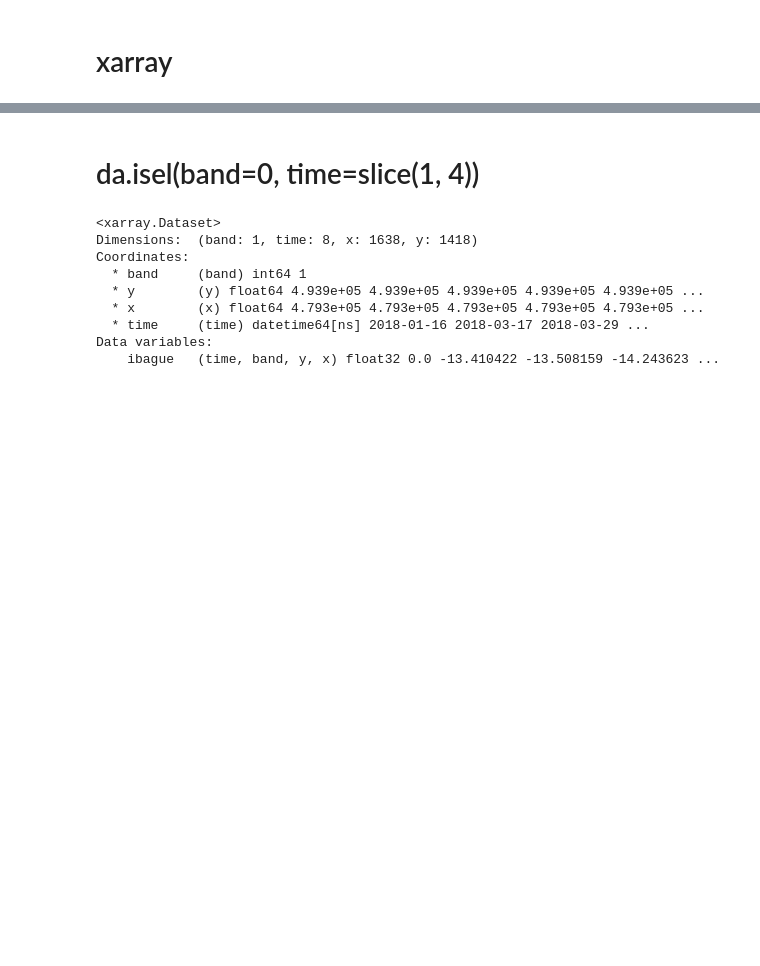
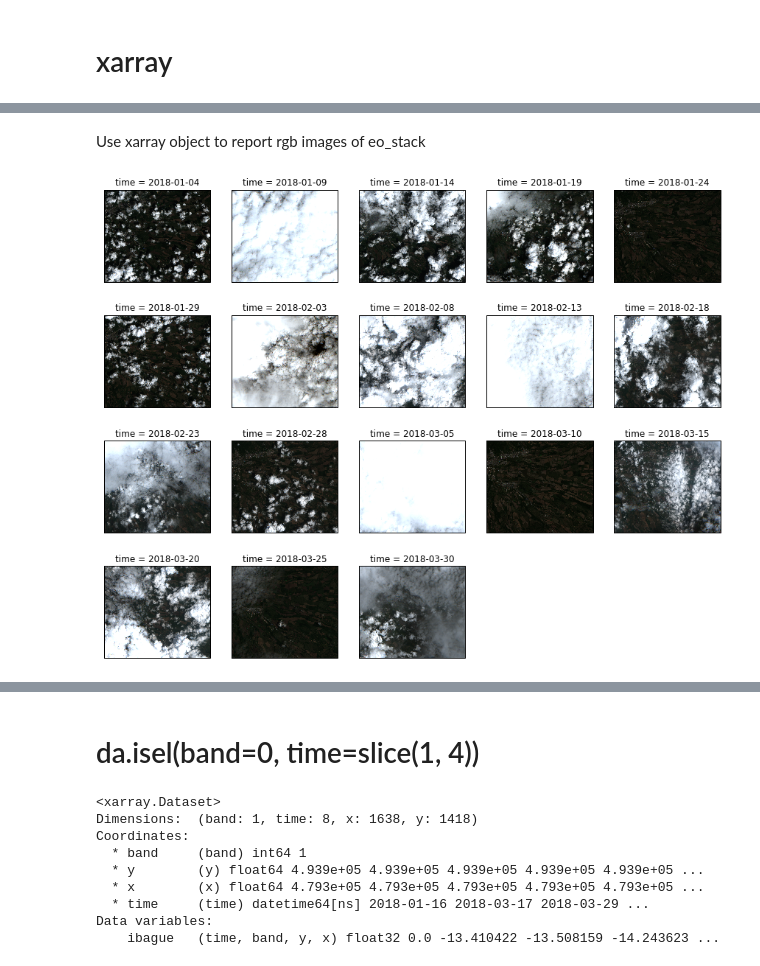
Before and after one commit to alexsalr/ciat_monitor_crops, a Jupyter notebook: Load&Analysis_test.ipynb, the cells around one changed output, grey strips where cells are left out. Cells and saved outputs as stored; diff of their text form; code cells hidden in the pictures; blank space fills up the shorter version.

```diff
--- a/Load&Analysis_test.ipynb
+++ b/Load&Analysis_test.ipynb
@@ -404,0 +366,25 @@ radar.getTempData('VV')
+# %% [markdown]
+Use xarray object to report rgb images of eo_stack
+# %%
+import cartopy.crs as ccrs
+import matplotlib.pyplot as plt
+import datetime as dt
+import math
+
+crs = ccrs.UTM('18N')
+
+av_dates = optical_array.coords['time'].data.tolist()
+
+plt.figure(figsize=(15,3*math.ceil(len(av_dates)/5.0)))
+
+rgb = optical_array.sel(band=['red', 'green', 'blue']).sortby('time')
+
+for ix, date in enumerate(av_dates):
+    ap = rgb.isel(time=ix)/10000
+    ax = plt.subplot(math.ceil(len(av_dates)/5.0),5,1+ix, projection=crs)
+    ap.plot.imshow(rgb='band', transform=crs)
+
+plt.savefig("/home/azalazar/data/pre/stacks/rgb.pdf", dpi=300)
+plt.show()
+# %% [output]
+[figure, added]
```
Also changed, not shown: parts of 24 cells of this notebook, 3 other files.
